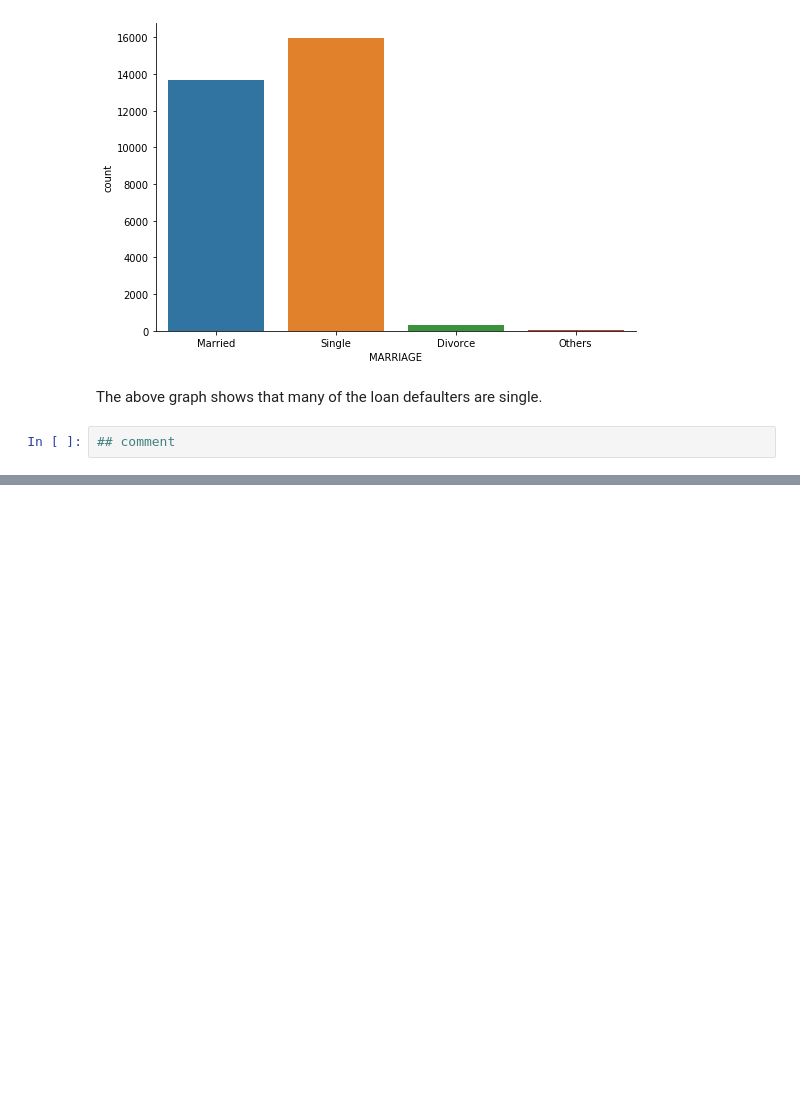
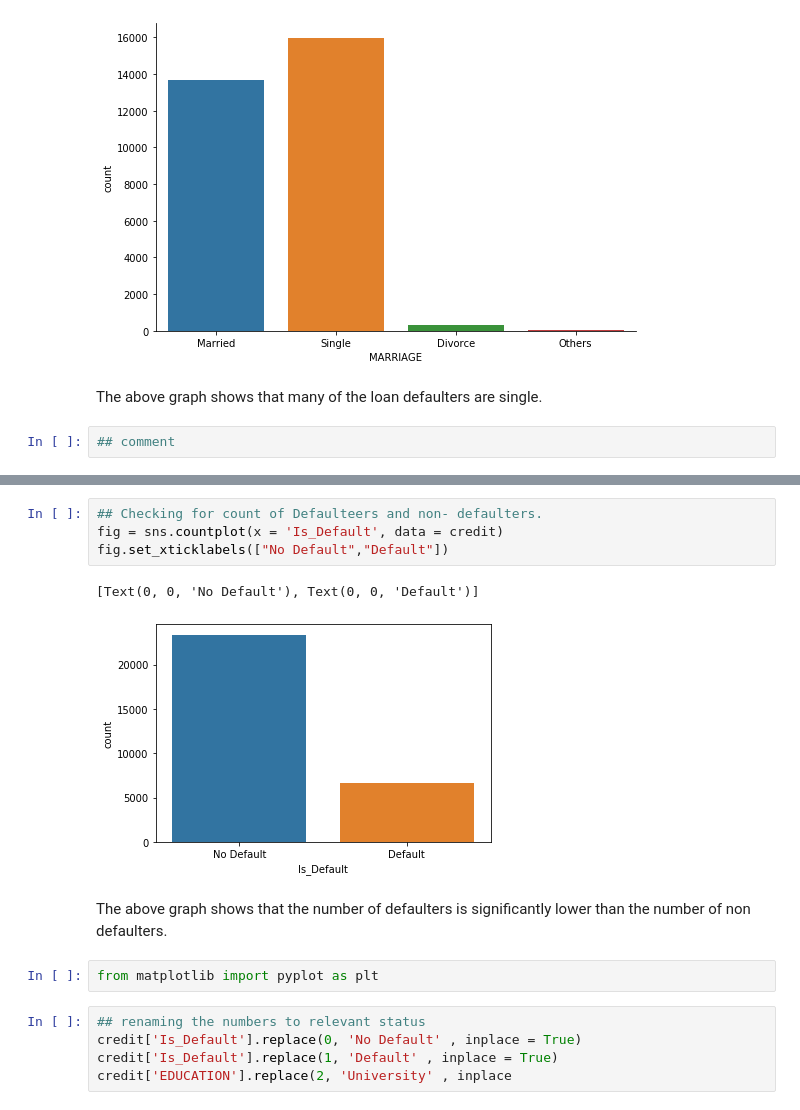
Before and after one commit to Prassannabi/Data-science-python, a Jupyter notebook: Exploratory data analysis.ipynb, the cells around one changed output, grey strips where cells are left out. Saved outputs shown, nothing was run; the diff lists cells and outputs as text; blank space fills up the shorter version.

```diff
--- a/Exploratory data analysis.ipynb
+++ b/Exploratory data analysis.ipynb
@@ -127,0 +271,16 @@ The above graph shows that many of the loan defaulters are single.
+# %%
+## Checking for count of Defaulteers and non- defaulters.
+fig = sns.countplot(x = 'Is_Default', data = credit)
+fig.set_xticklabels(["No Default","Default"])
+# %% [output]
+[Text(0, 0, 'No Default'), Text(0, 0, 'Default')]
+[figure, added]
+# %% [markdown]
+The above graph shows that the number of defaulters is significantly lower than the number of non defaulters.
+# %%
+from matplotlib import pyplot as plt
+# %%
+## renaming the numbers to relevant status
+credit['Is_Default'].replace(0, 'No Default' , inplace = True)
+credit['Is_Default'].replace(1, 'Default' , inplace = True)
+credit['EDUCATION'].replace(2, 'University' , inplace
```
Also changed, not shown: parts of 16 cells of this notebook.
